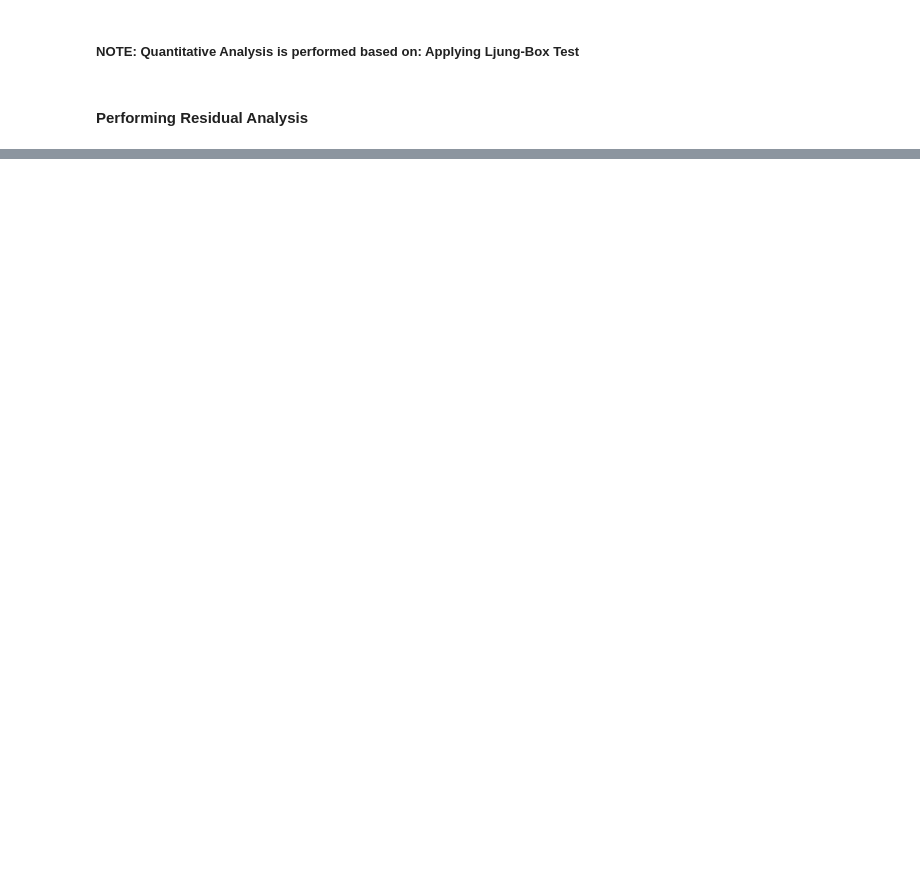
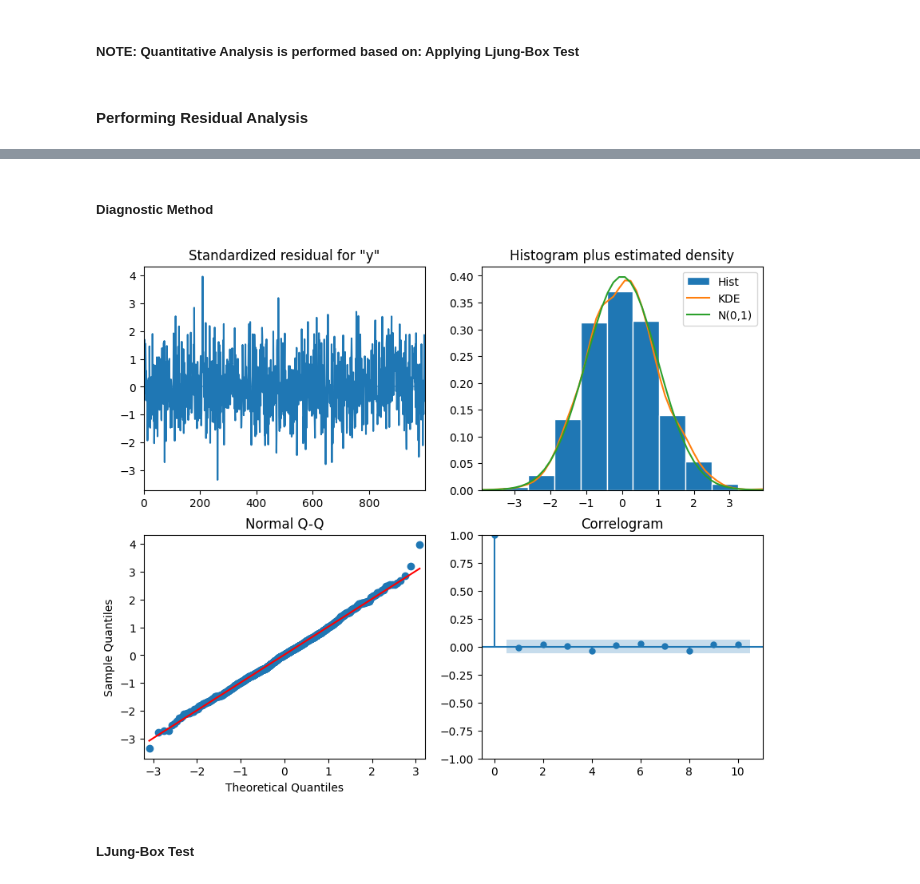
Before and after one commit to joakor89/Time_series_in_python, a Jupyter notebook: chap_6/model_complex_ts.ipynb, the cells around one changed output, grey strips where cells are left out. Drawn from its saved outputs; the diff is of its cells as text; code cells hidden in the pictures; blank space fills up the shorter version.

```diff
--- a/chap_6/model_complex_ts.ipynb
+++ b/chap_6/model_complex_ts.ipynb
@@ -158,0 +173,8 @@ Text(0.5, 1.0, 'Not Normally Distributed')
+# %% [markdown]
+##### Diagnostic Method
+# %%
+model_fit.plot_diagnostics(figsize=(10, 8));
+# %% [output]
+[figure, added]
+# %% [markdown]
+##### LJung-Box Test
```
Also changed, not shown: parts of 40 cells of this notebook.
